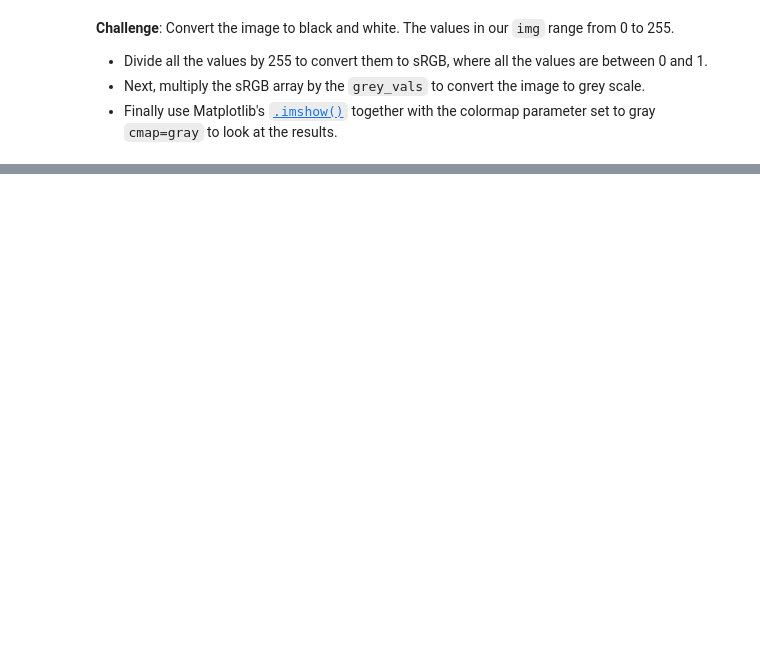
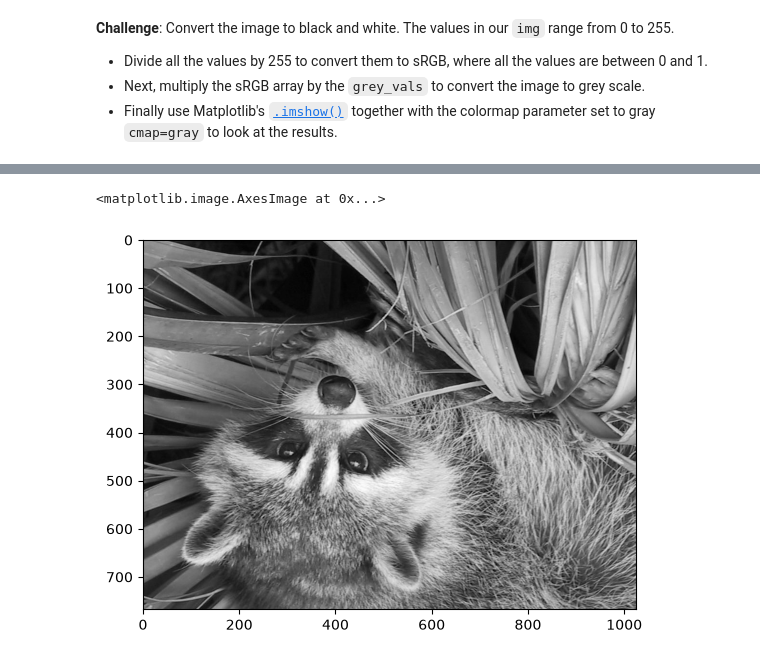
Before and after one commit to Sid72020123/Learn-Python---Udemy, a Jupyter notebook: src/Day 77/Computation_with_NumPy_and_N_Dimensional_Arrays.ipynb, the cells around one changed output, grey strips where cells are left out. Drawn from its saved outputs; the diff is of its cells as text; code cells hidden in the pictures; blank space fills up the shorter version.

```diff
--- a/src/Day 77/Computation_with_NumPy_and_N_Dimensional_Arrays.ipynb
+++ b/src/Day 77/Computation_with_NumPy_and_N_Dimensional_Arrays.ipynb
@@ -310,0 +331,5 @@ file_name = 'yummy_macarons.jpg'
+# %%
+plt.imshow(np.flip(img_gray), cmap='gray')
+# %% [output]
+<matplotlib.image.AxesImage at 0x...>
+[figure, added]
```
Also changed, not shown: parts of 15 cells of this notebook.
